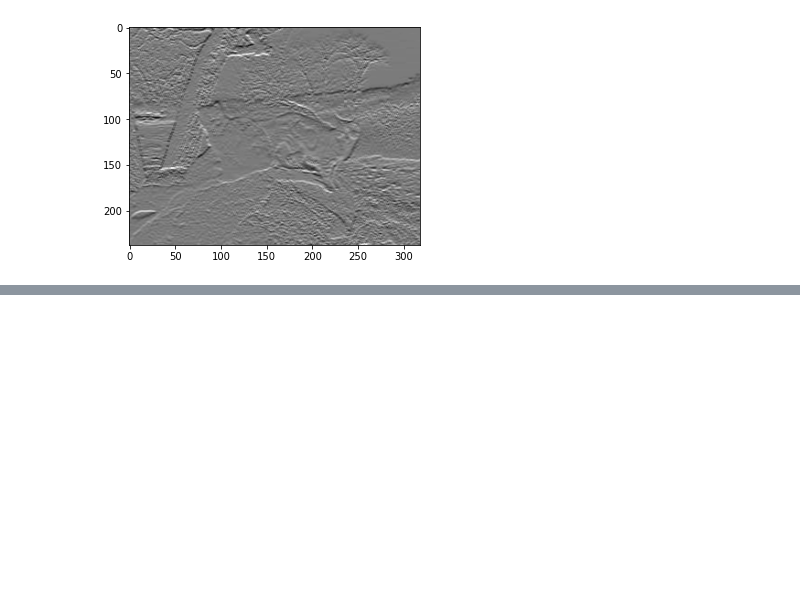
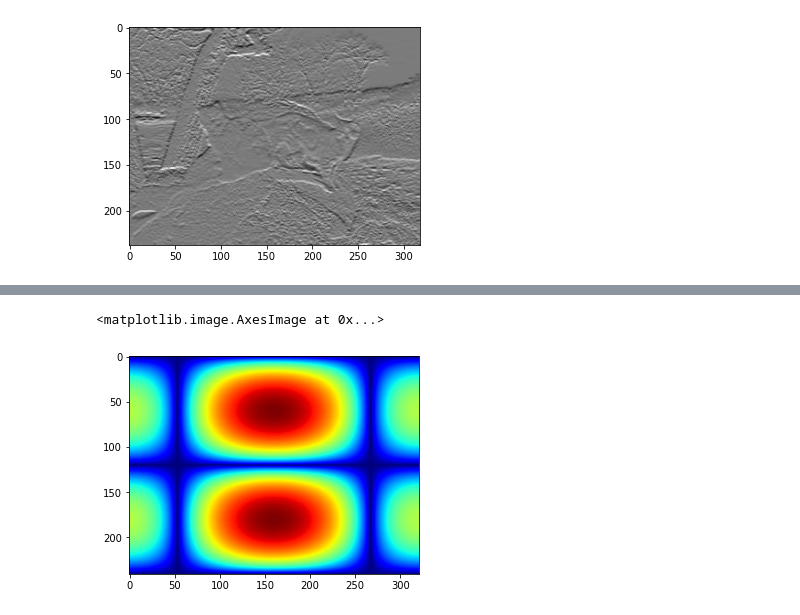
Before and after one commit to zmz223/CS584, a Jupyter notebook: hw2/hw2.ipynb, the cells around one changed output, grey strips where cells are left out. Saved outputs shown, nothing was run; the diff lists cells and outputs as text; code cells hidden in the pictures; blank space fills up the shorter version.

```diff
--- a/hw2/hw2.ipynb
+++ b/hw2/hw2.ipynb
@@ -85,0 +87,10 @@ plt.imshow(out_vert, cmap="gray")
+# %%
+#Horizontal filter to frequency domain
+horiz = np.pad(horiz, ((0, img.shape[0]-3), (0, img.shape[1]-3)))
+horiz_fft = np.fft.fft2(horiz)
+horiz_shift = np.fft.fftshift(horiz_fft)
+frequency_horiz = np.log(1+np.abs(horiz_shift))
+plt.imshow(frequency_horiz, cmap="jet")
+# %% [output]
+<matplotlib.image.AxesImage at 0x...>
+[figure, added]
```
Also changed, not shown: parts of 13 cells of this notebook.
